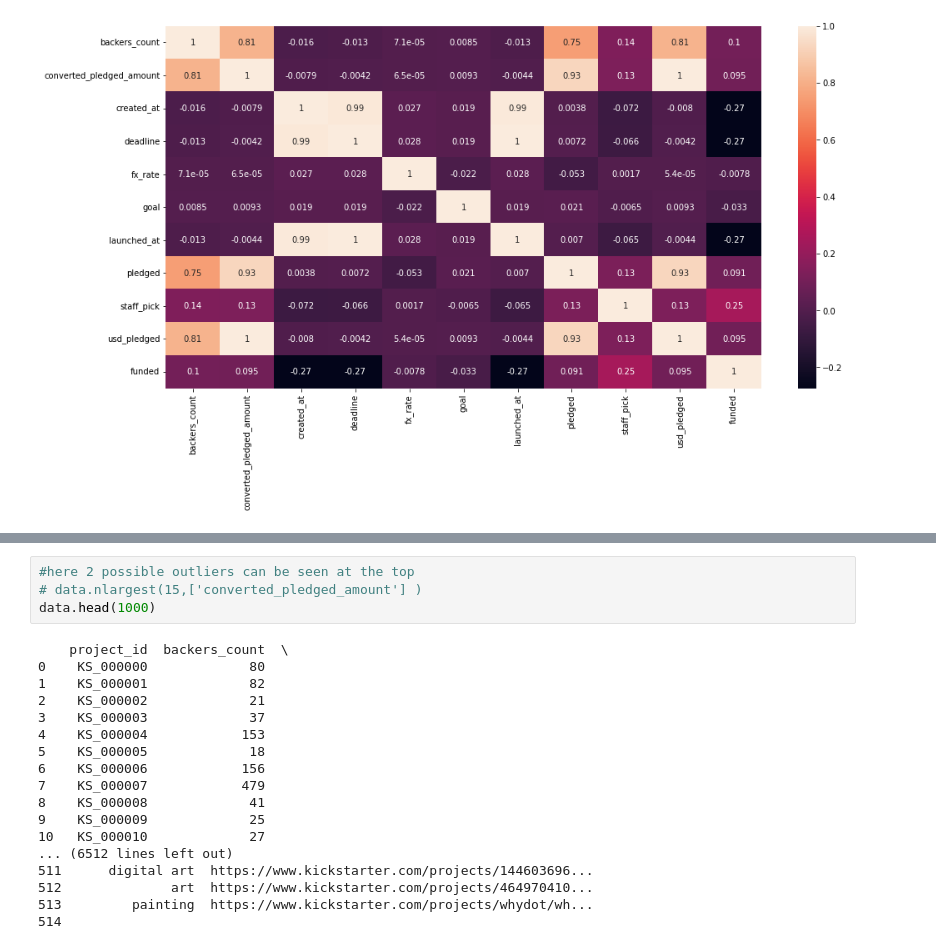
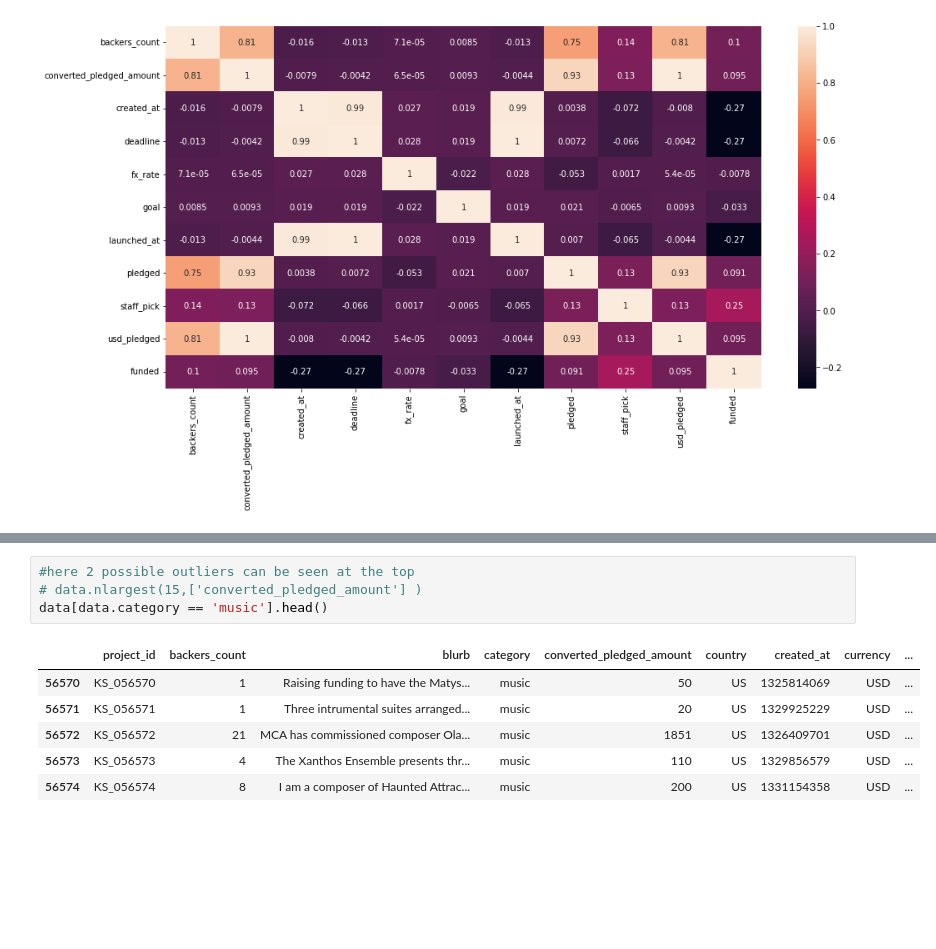
Before and after one commit to nimamehrafar/kickstarter-group-4---really, a Jupyter notebook: kickstarter_data.ipynb, the cells around one changed output, grey strips where cells are left out. Cells and saved outputs as stored; diff of their text form; blank space fills up the shorter version.

```diff
--- a/kickstarter_data.ipynb
+++ b/kickstarter_data.ipynb
@@ -65,22 +52,11 @@ for row in data.category:
 # %%
 #here 2 possible outliers can be seen at the top
 # data.nlargest(15,['converted_pledged_amount'] )
-data.head(1000)
+data[data.category == 'music'].head()
 # %% [output]
-    project_id  backers_count  \
-0    KS_000000             80
-1    KS_000001             82
-2    KS_000002             21
-3    KS_000003             37
-4    KS_000004            153
-5    KS_000005             18
-6    KS_000006            156
-7    KS_000007            479
-8    KS_000008             41
-9    KS_000009             25
-10   KS_000010             27
-... (6512 lines left out)
-511      digital art  https://www.kickstarter.com/projects/144603696...
-512              art  https://www.kickstarter.com/projects/464970410...
-513         painting  https://www.kickstarter.com/projects/whydot/wh...
-514
+|  | project_id | backers_count | blurb | category | converted_pledged_amount | country | created_at | currency | ... |
+| 56570 | KS_056570 | 1 | Raising funding to have the Matys... | music | 50 | US | 1325814069 | USD | ... |
+| 56571 | KS_056571 | 1 | Three intrumental suites arranged... | music | 20 | US | 1329925229 | USD | ... |
+| 56572 | KS_056572 | 21 | MCA has commissioned composer Ola... | music | 1851 | US | 1326409701 | USD | ... |
+| 56573 | KS_056573 | 4 | The Xanthos Ensemble presents thr... | music | 110 | US | 1329856579 | USD | ... |
+| 56574 | KS_056574 | 8 | I am a composer of Haunted Attrac... | music | 200 | US | 1331154358 | USD | ... |
```
Also changed, not shown: parts of 1 cell of this notebook.
